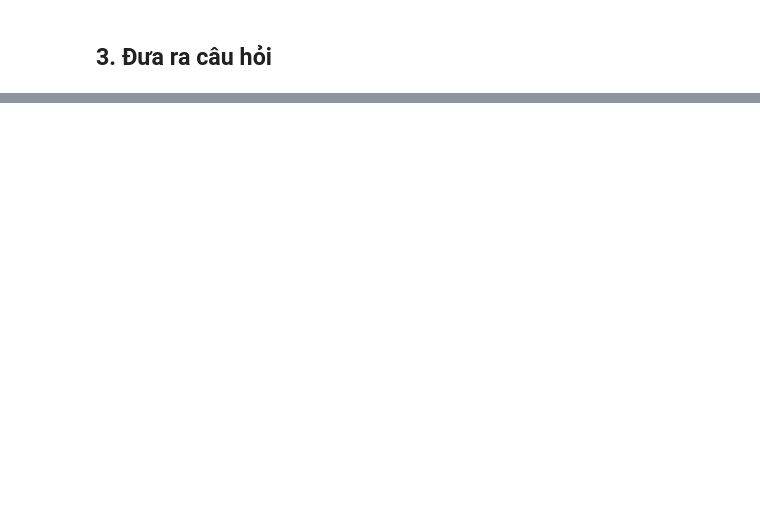
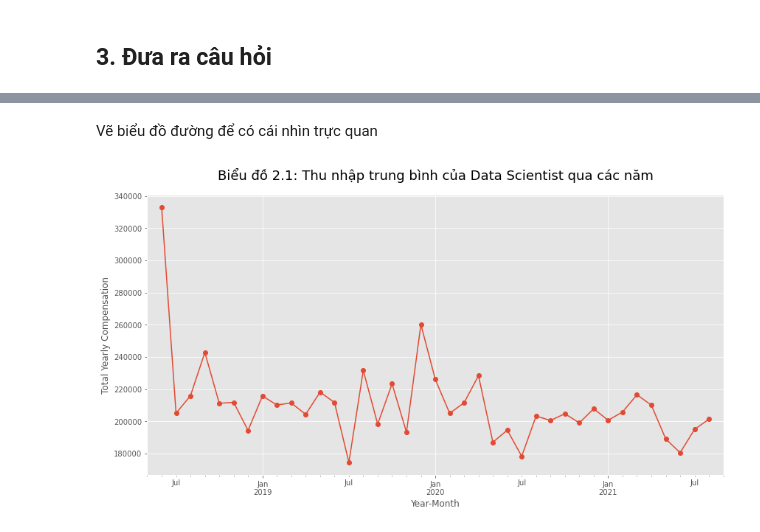
Before and after one commit to TanThinNguyen/P4DS-final-project, a Jupyter notebook: notebook.ipynb, the cells around one changed output, grey strips where cells are left out. Saved outputs shown, nothing was run; the diff lists cells and outputs as text; code cells hidden in the pictures; blank space fills up the shorter version.

```diff
--- a/notebook.ipynb
+++ b/notebook.ipynb
@@ -608,0 +399,4 @@ Text(0, 0.5, 'Ratio')
+# %%
+df_ds = salary_df[salary_df['title']=='Data Scientist']
+print(f"Có {df_ds.shape[0]} dòng thuộc vị trí công việc Data Scientist")
+print(f"Dữ liệu về Data Scientist được thu thập từ {df_ds['yearmonth'].min()} đến {df_ds['yearmonth'].max()}")
@@ -608,0 +408,3 @@ Text(0, 0.5, 'Ratio')
+# %%
+df = df_ds.groupby('yearmonth')[['totalyearlycompensation']].mean()
+df.head()
@@ -608,0 +419,10 @@ Text(0, 0.5, 'Ratio')
+# %% [markdown]
+Vẽ biểu đồ đường để có cái nhìn trực quan
+# %%
+df['totalyearlycompensation'].plot.line(marker='o', figsize=(14, 7))
+plt.xlabel('Year-Month')
+plt.ylabel('Total Yearly Compensation')
+plt.xlim([df_ds['yearmonth'].min() - 1, df_ds['yearmonth'].max() + 1])
+plt.title('Biểu đồ 2.1: Thu nhập trung bình của Data Scientist qua các năm', fontsize=18, pad=20);
+# %% [output]
+[figure, added]
```
Also changed, not shown: parts of 113 cells of this notebook.
